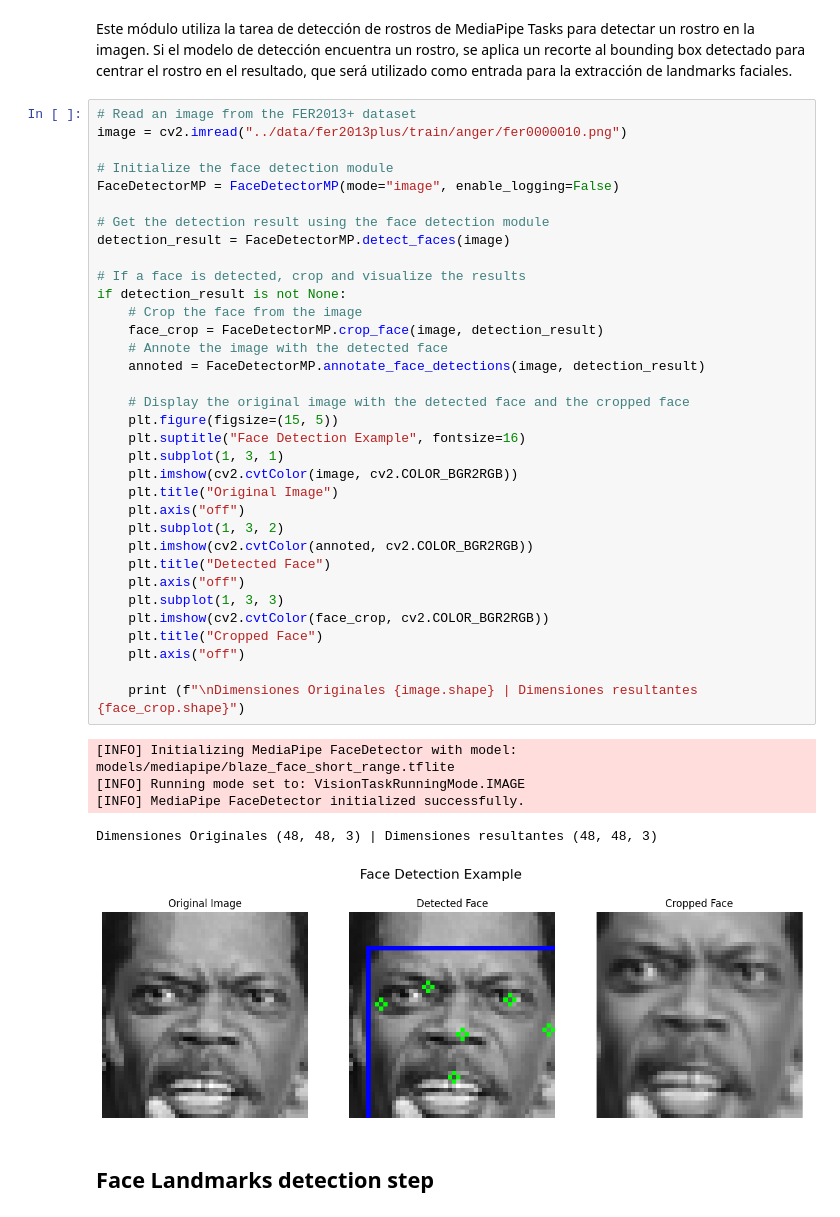
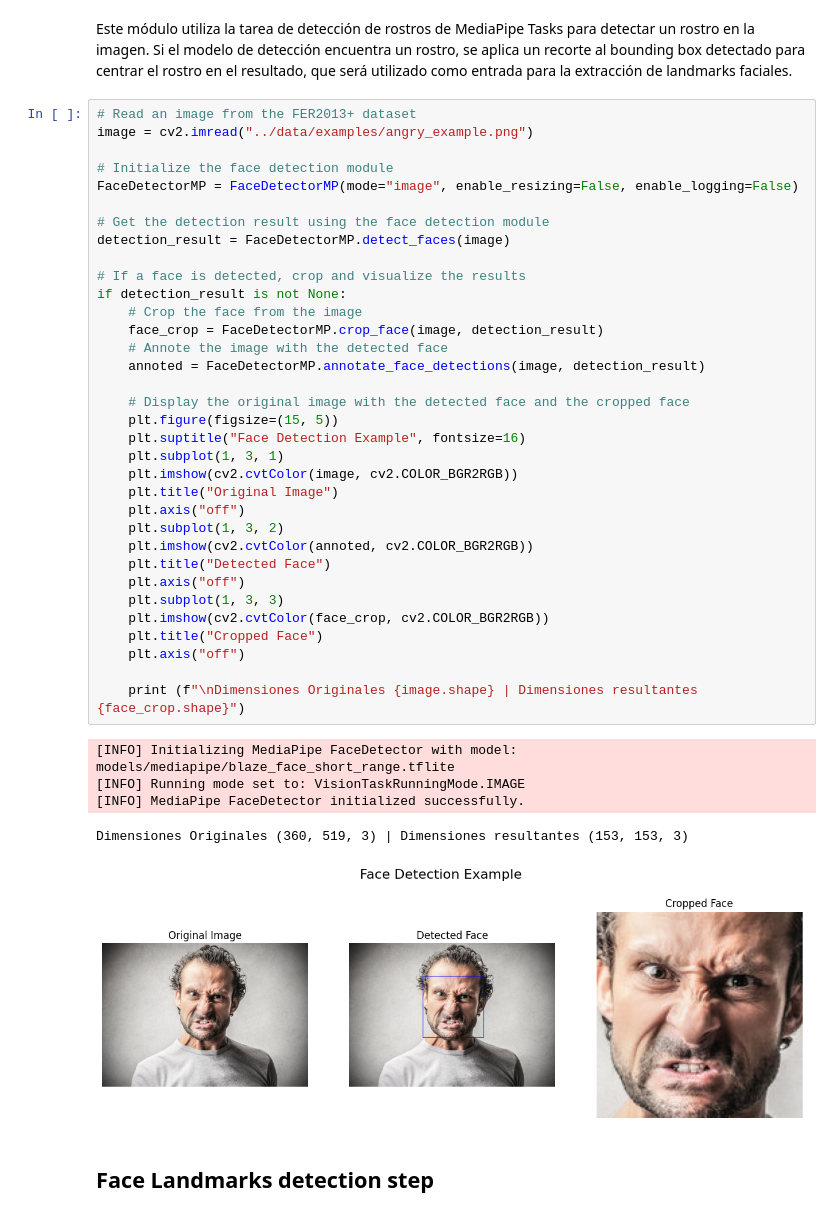
Before and after one commit to LeivaDiego/Emotion-Recognition, a Jupyter notebook: src/preprocessing_example.ipynb, the cells around one changed output. Saved outputs shown, nothing was run; the diff lists cells and outputs as text.

Commit message:
Feat: Resizing image arg
- added argument to allow image resizing while cropping face

```diff
--- a/src/preprocessing_example.ipynb
+++ b/src/preprocessing_example.ipynb
@@ -15,44 +15,44 @@ Si el modelo de detección encuentra un rostro, se aplica un recorte al bounding
 el rostro en el resultado, que será utilizado como entrada para la extracción de landmarks faciales.
 # %%
 # Read an image from the FER2013+ dataset
-image = cv2.imread("../data/fer2013plus/train/anger/fer0000010.png")
+image = cv2.imread("../data/examples/angry_example.png")
 
 # Initialize the face detection module
-FaceDetectorMP = FaceDetectorMP(mode="image", enable_logging=False)
+FaceDetectorMP = FaceDetectorMP(mode="image", enable_resizing=False, enable_logging=False)
 
 # Get the detection result using the face detection module
 detection_result = FaceDetectorMP.detect_faces(image)
 
 # If a face is detected, crop and visualize the results
 if detection_result is not None:
     # Crop the face from the image
     face_crop = FaceDetectorMP.crop_face(image, detection_result)
     # Annote the image with the detected face
     annoted = FaceDetectorMP.annotate_face_detections(image, detection_result)
 
     # Display the original image with the detected face and the cropped face
     plt.figure(figsize=(15, 5))
     plt.suptitle("Face Detection Example", fontsize=16)
     plt.subplot(1, 3, 1)
     plt.imshow(cv2.cvtColor(image, cv2.COLOR_BGR2RGB))
     plt.title("Original Image")
     plt.axis("off")
     plt.subplot(1, 3, 2)
     plt.imshow(cv2.cvtColor(annoted, cv2.COLOR_BGR2RGB))
     plt.title("Detected Face")
     plt.axis("off")
     plt.subplot(1, 3, 3)
     plt.imshow(cv2.cvtColor(face_crop, cv2.COLOR_BGR2RGB))
     plt.title("Cropped Face")
     plt.axis("off")
 
     print (f"\nDimensiones Originales {image.shape} | Dimensiones resultantes {face_crop.shape}")
 # %% [output]
 [INFO] Initializing MediaPipe FaceDetector with model: models/mediapipe/blaze_face_short_range.tflite
 [INFO] Running mode set to: VisionTaskRunningMode.IMAGE
 [INFO] MediaPipe FaceDetector initialized successfully.
-Dimensiones Originales (48, 48, 3) | Dimensiones resultantes (48, 48, 3)
+Dimensiones Originales (360, 519, 3) | Dimensiones resultantes (153, 153, 3)
-[figure, old version]
+[figure, new version]
 # %% [markdown]
 ## Face Landmarks detection step
 # %% [markdown]
```
Also changed, not shown: parts of 1 cell of this notebook, 2 other files.
